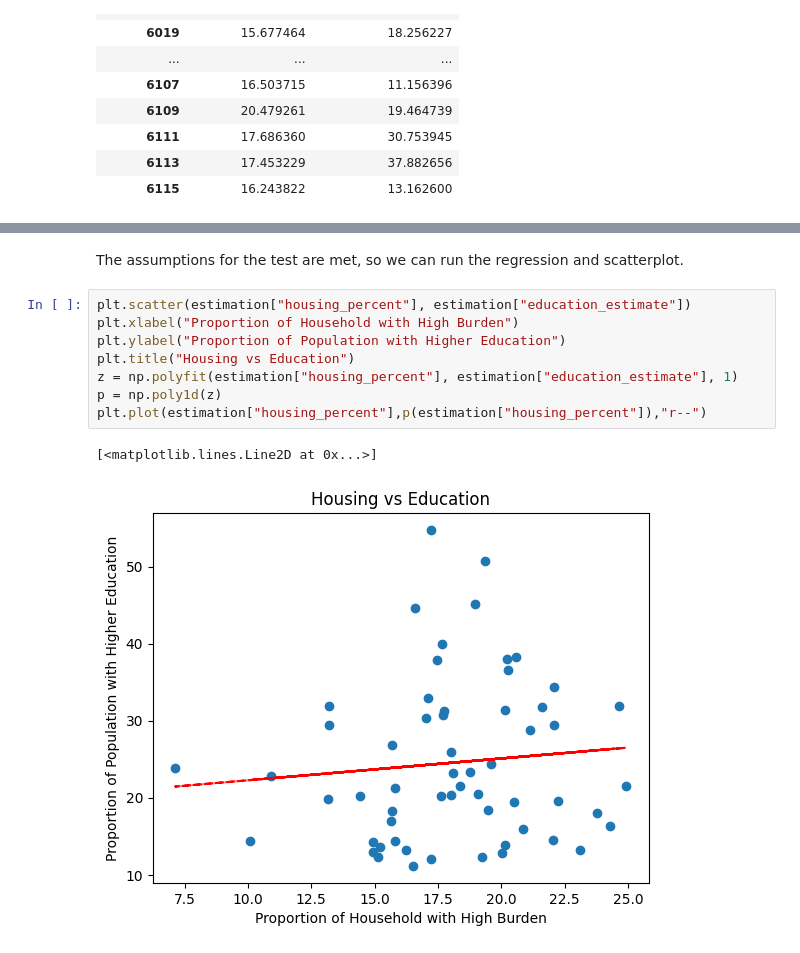
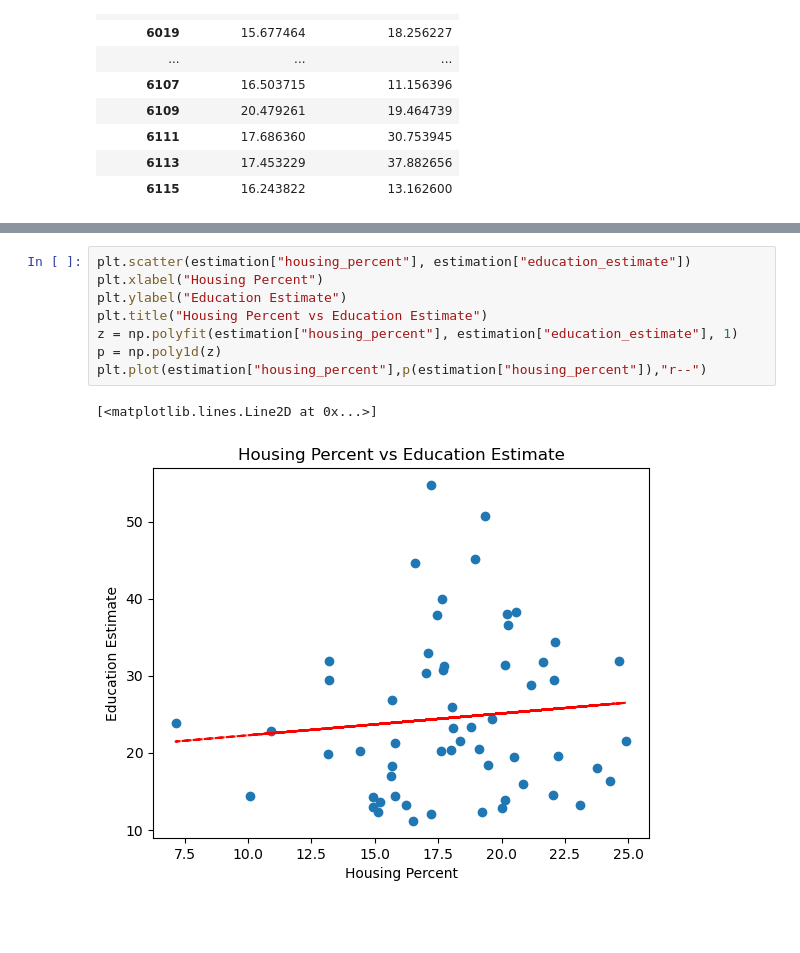
Before and after one commit to Naye312/Math189-group33, a Jupyter notebook: scatterplot.ipynb, the cells around one changed output, grey strips where cells are left out. Drawn from its saved outputs; the diff is of its cells as text; blank space fills up the shorter version.

```diff
--- a/scatterplot.ipynb
+++ b/scatterplot.ipynb
@@ -69,13 +89,11 @@ plt.show()
-# %% [markdown]
-The assumptions for the test are met, so we can run the regression and scatterplot.
 # %%
 plt.scatter(estimation["housing_percent"], estimation["education_estimate"])
-plt.xlabel("Proportion of Household with High Burden")
-plt.ylabel("Proportion of Population with Higher Education")
-plt.title("Housing vs Education")
+plt.xlabel("Housing Percent")
+plt.ylabel("Education Estimate")
+plt.title("Housing Percent vs Education Estimate")
 z = np.polyfit(estimation["housing_percent"], estimation["education_estimate"], 1)
 p = np.poly1d(z)
 plt.plot(estimation["housing_percent"],p(estimation["housing_percent"]),"r--")
 # %% [output]
 [<matplotlib.lines.Line2D at 0x...>]
-[figure, old version]
+[figure, new version]
```
Also changed, not shown: parts of 13 cells of this notebook.
